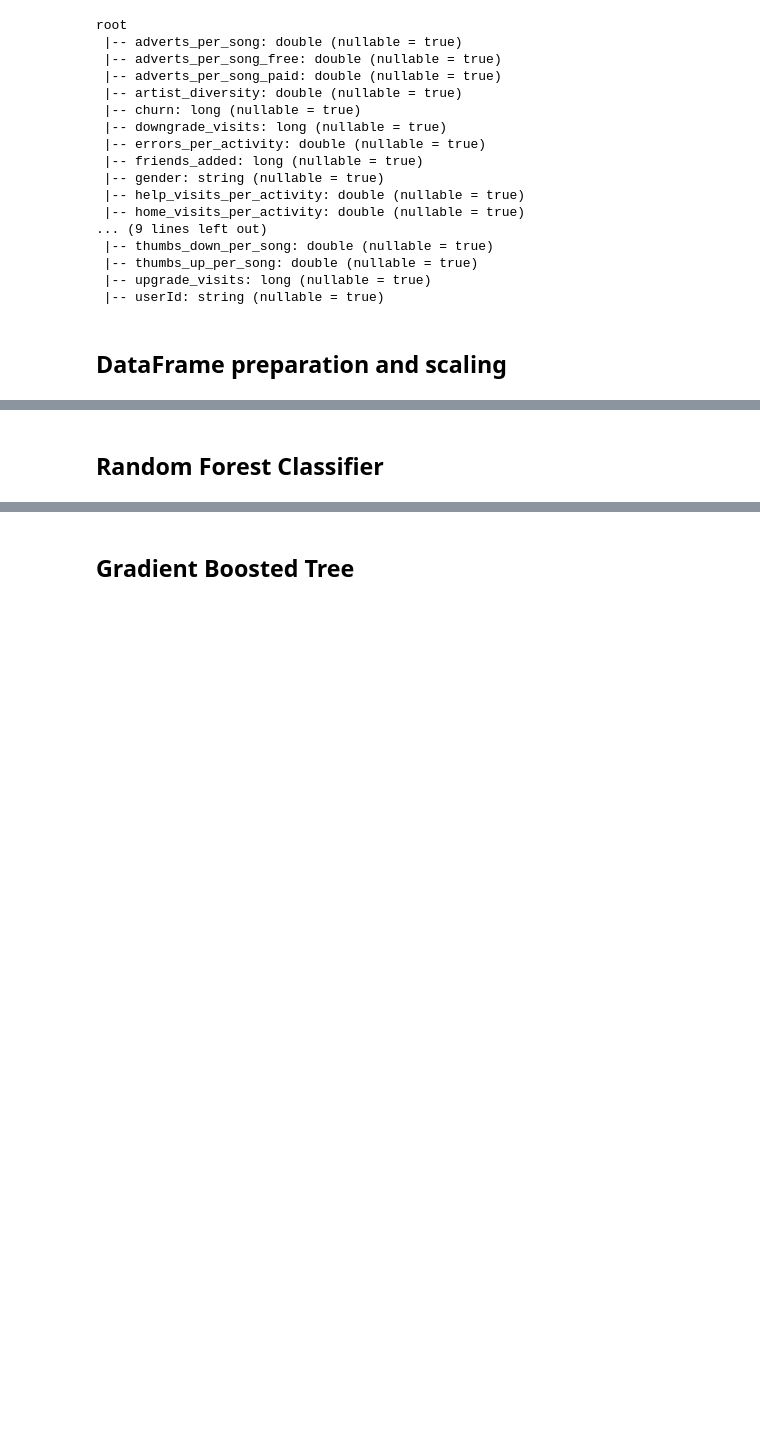
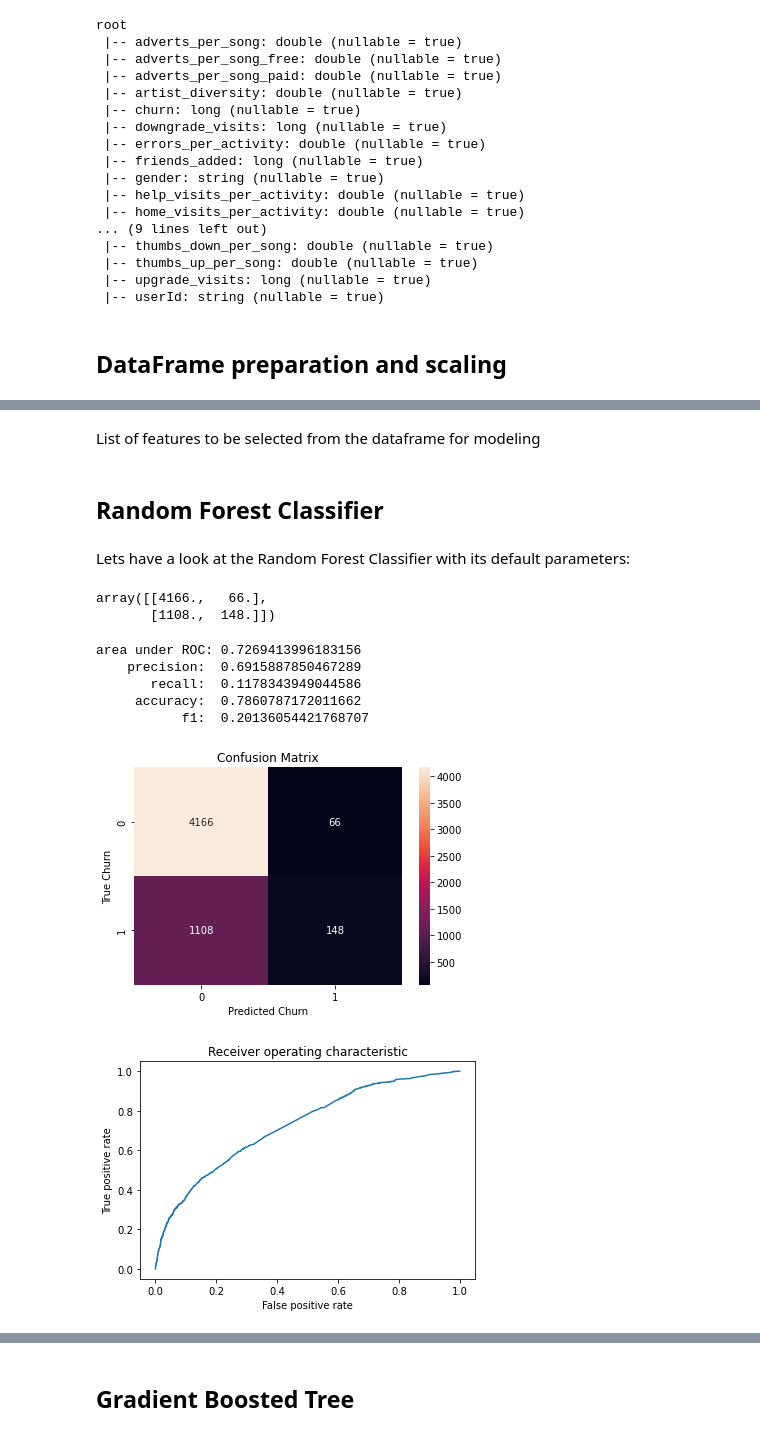
Before and after one commit to bullett445/udacity-sparkify, a Jupyter notebook: Sparkify_Model.ipynb, the cells around one changed output, grey strips where cells are left out. Saved outputs shown, nothing was run; the diff lists cells and outputs as text; code cells hidden in the pictures; blank space fills up the shorter version.

```diff
--- a/Sparkify_Model.ipynb
+++ b/Sparkify_Model.ipynb
@@ -91,0 +131,2 @@ def build_pipeline(classifier):
+# %% [markdown]
+List of features to be selected from the dataframe for modeling
@@ -93,4 +138,23 @@ def build_pipeline(classifier):
 ## Random Forest Classifier
 # %%
 rf = RandomForestClassifier(labelCol="churn", featuresCol="scaledFeatures")
-pipeline = build_pipeline(rf)
+pipeline = build_pipeline(rf, features)
+# %% [markdown]
+Lets have a look at the Random Forest Classifier with its default parameters:
+# %%
+evaluator = BinaryClassificationEvaluator(labelCol='churn', metricName='areaUnderROC')
+rf_model = pipeline.fit(trainingData)
+testPred = rf_model.transform(testData)
+testMetrics = get_metrics(testPred)
+display_metrics(testPred)
+plot_roc(testPred)
+# %% [output]
+array([[4166.,   66.],
+       [1108.,  148.]])
+area under ROC: 0.7269413996183156
+    precision:  0.6915887850467289
+       recall:  0.1178343949044586
+     accuracy:  0.7860787172011662
+           f1:  0.20136054421768707
+[figure, added]
+[figure, added]
```
Also changed, not shown: parts of 34 cells of this notebook.
